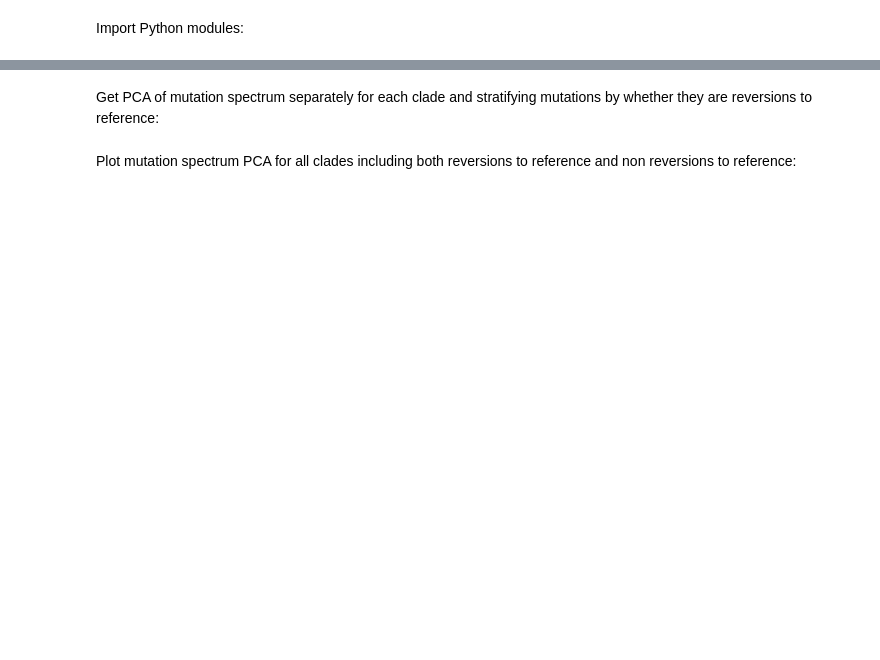
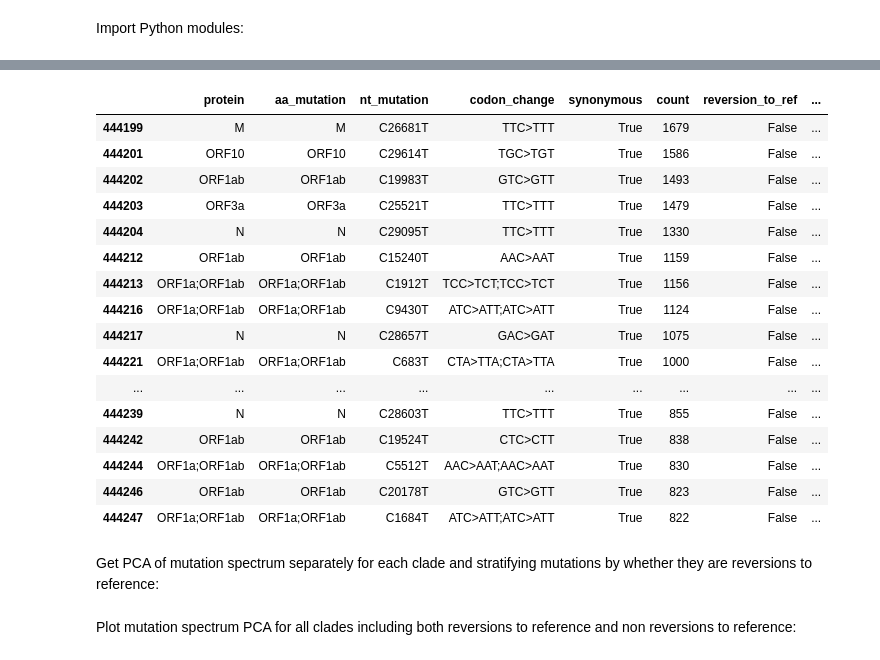
Before and after one commit to jbloomlab/SARS2-mut-fitness, a Jupyter notebook: synonymous_mut_rates.py.ipynb, the cells around one changed output, grey strips where cells are left out. Cells and saved outputs as stored; diff of their text form; code cells hidden in the pictures; blank space fills up the shorter version.

```diff
--- a/synonymous_mut_rates.py.ipynb
+++ b/synonymous_mut_rates.py.ipynb
@@ -79,3 +147,31 @@ mut_counts_chart
+# %%
+(
+    mutation_counts
+    .query("synonymous")
+    .query("subset == 'all'")
+    .query("not reversion_to_ref")
+    .sort_values("count", ascending=False)
+    .query("mut_type == 'CtoT'")
+    .head(20)
+)
+# %% [output]
+|  | protein | aa_mutation | nt_mutation | codon_change | synonymous | count | reversion_to_ref | ... |
+| 444199 | M | M | C26681T | TTC>TTT | True | 1679 | False | ... |
+| 444201 | ORF10 | ORF10 | C29614T | TGC>TGT | True | 1586 | False | ... |
+| 444202 | ORF1ab | ORF1ab | C19983T | GTC>GTT | True | 1493 | False | ... |
+| 444203 | ORF3a | ORF3a | C25521T | TTC>TTT | True | 1479 | False | ... |
+| 444204 | N | N | C29095T | TTC>TTT | True | 1330 | False | ... |
+| 444212 | ORF1ab | ORF1ab | C15240T | AAC>AAT | True | 1159 | False | ... |
+| 444213 | ORF1a;ORF1ab | ORF1a;ORF1ab | C1912T | TCC>TCT;TCC>TCT | True | 1156 | False | ... |
+| 444216 | ORF1a;ORF1ab | ORF1a;ORF1ab | C9430T | ATC>ATT;ATC>ATT | True | 1124 | False | ... |
+| 444217 | N | N | C28657T | GAC>GAT | True | 1075 | False | ... |
+| 444221 | ORF1a;ORF1ab | ORF1a;ORF1ab | C683T | CTA>TTA;CTA>TTA | True | 1000 | False | ... |
+| ... | ... | ... | ... | ... | ... | ... | ... | ... |
+| 444239 | N | N | C28603T | TTC>TTT | True | 855 | False | ... |
+| 444242 | ORF1ab | ORF1ab | C19524T | CTC>CTT | True | 838 | False | ... |
+| 444244 | ORF1a;ORF1ab | ORF1a;ORF1ab | C5512T | AAC>AAT;AAC>AAT | True | 830 | False | ... |
+| 444246 | ORF1ab | ORF1ab | C20178T | GTC>GTT | True | 823 | False | ... |
+| 444247 | ORF1a;ORF1ab | ORF1a;ORF1ab | C1684T | ATC>ATT;ATC>ATT | True | 822 | False | ... |
 # %% [markdown]
 Get PCA of mutation spectrum separately for each clade and stratifying mutations by whether they are reversions to reference:
 # %%
```
Also changed, not shown: parts of 12 cells of this notebook, 3 other files.
